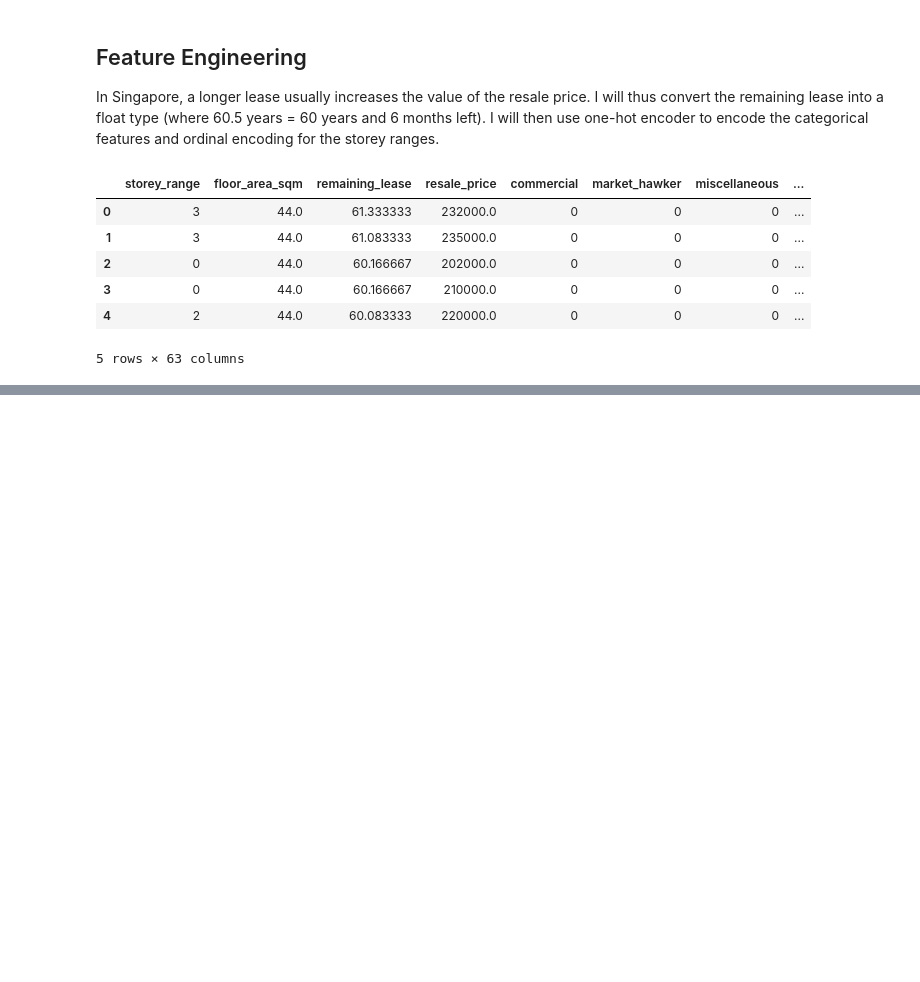
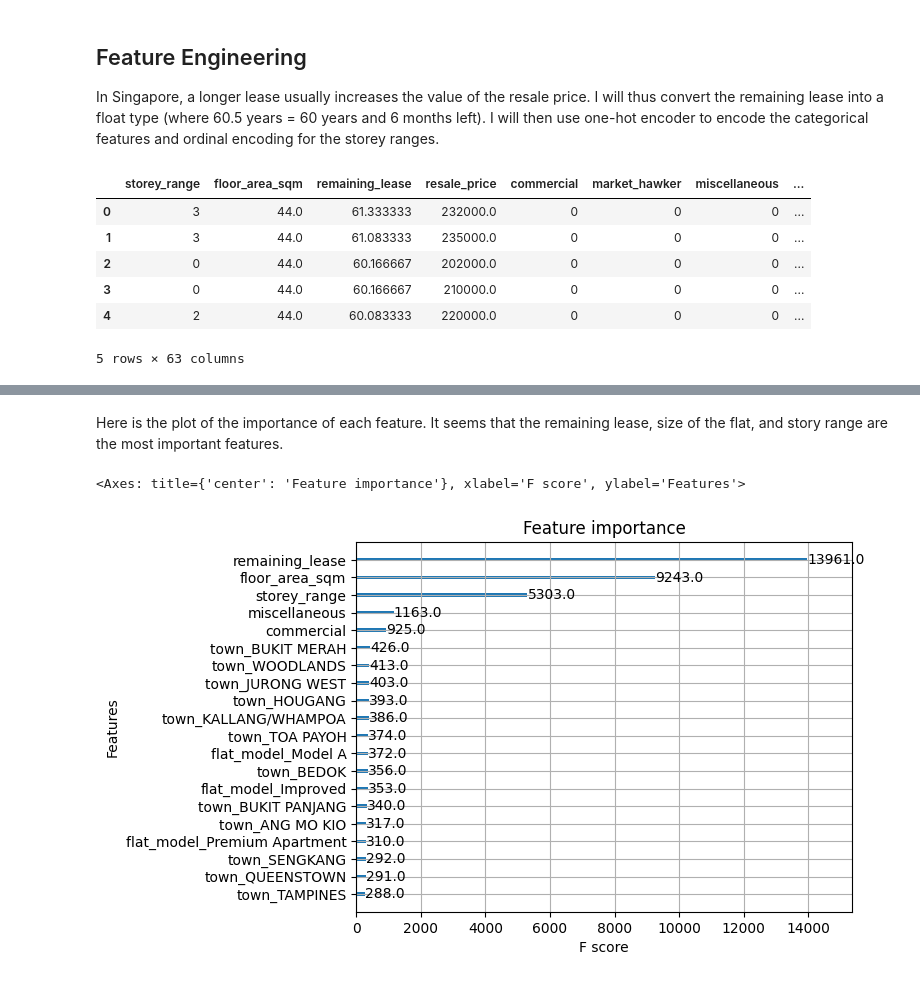
Before and after one commit to BarnabasSng/Singapore-HDB-Resale-Prices, a Jupyter notebook: HDB_resale.ipynb, the cells around one changed output, grey strips where cells are left out. Drawn from its saved outputs; the diff is of its cells as text; code cells hidden in the pictures; blank space fills up the shorter version.

```diff
--- a/HDB_resale.ipynb
+++ b/HDB_resale.ipynb
@@ -157,6 +153,3 @@ df.head()
 | 3 | 0 | 44.0 | 60.166667 | 210000.0 | 0 | 0 | 0 | ... |
 | 4 | 2 | 44.0 | 60.083333 | 220000.0 | 0 | 0 | 0 | ... |
 5 rows × 63 columns
-# %%
-scaler = StandardScaler()
-df[['floor_area_sqm','remaining_lease']] = scaler.fit_transform(df[['floor_area_sqm','remaining_lease']])
@@ -163,2 +164,11 @@ df[['floor_area_sqm','remaining_lease']] = scaler.fit_transform(df[['floor_area_
+# %%
+scaler = StandardScaler()
+X_train[['floor_area_sqm','remaining_lease']] = scaler.fit_transform(X_train[['floor_area_sqm','remaining_lease']])
+X_val[['floor_area_sqm','remaining_lease']] = scaler.transform(X_val[['floor_area_sqm','remaining_lease']],copy=True)
+X_test[['floor_area_sqm','remaining_lease']] = scaler.transform(X_test[['floor_area_sqm','remaining_lease']],copy=True)
+resale_scaler = StandardScaler()
+y_train = resale_scaler.fit_transform(y_train.to_numpy().reshape(-1,1))
+y_val = resale_scaler.transform(y_val.to_numpy().reshape(-1,1))
+y_test = resale_scaler.transform(y_test.to_numpy().reshape(-1,1))
 # %% [markdown]
 ## Data Training ##
@@ -174,5 +176,5 @@ X_val, X_test, y_val, y_test = train_test_split(X_val,y_val,test_size=0.5,random
 # %%
-boost = xgb.XGBRegressor(n_estimators=100000, early_stopping_rounds=30)
+boost = xgb.XGBRegressor(n_estimators=1000,early_stopping_rounds=10)
 boost.fit(X_train,y_train,eval_set=[(X_val,y_val)],verbose=0)
 # %% [output]
 XGBRegressor(base_score=None, booster=None, callbacks=None,
@@ -194,0 +199,7 @@ float(accuracy)
+# %% [markdown]
+Here is the plot of the importance of each feature. It seems that the remaining lease, size of the flat, and story range are the most important features.
+# %%
+xgb.plot_importance(boost,importance_type='weight',max_num_features=20)
+# %% [output]
+<Axes: title={'center': 'Feature importance'}, xlabel='F score', ylabel='Features'>
+[figure, added]
```
Also changed, not shown: parts of 11 cells of this notebook, 1 other file.
